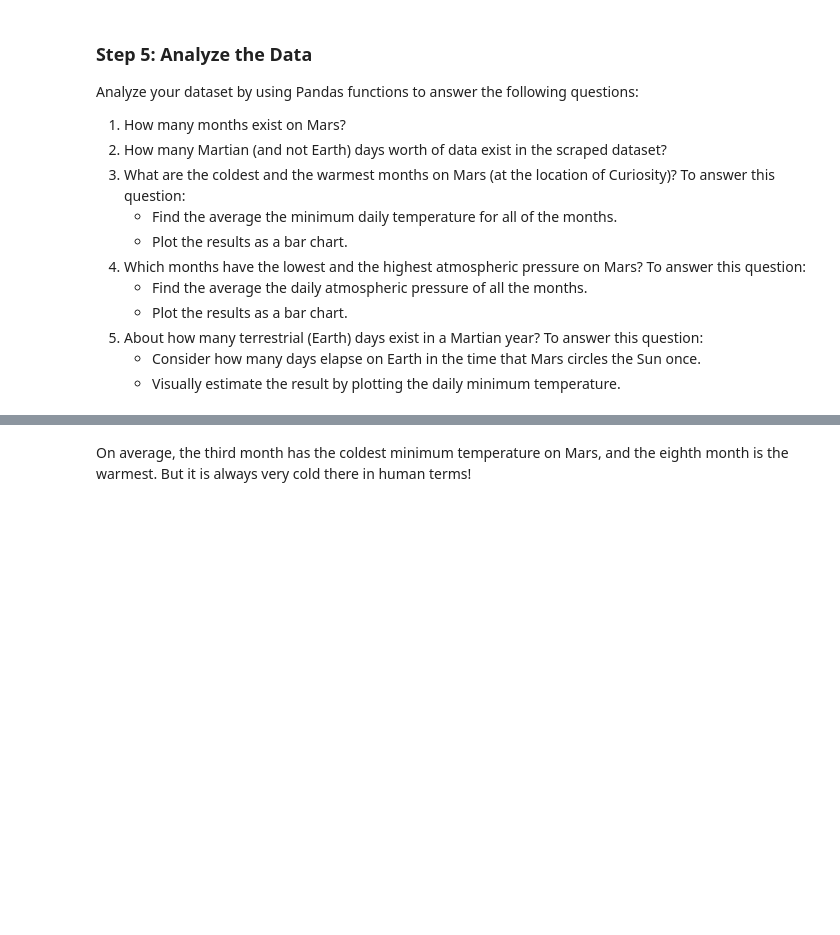
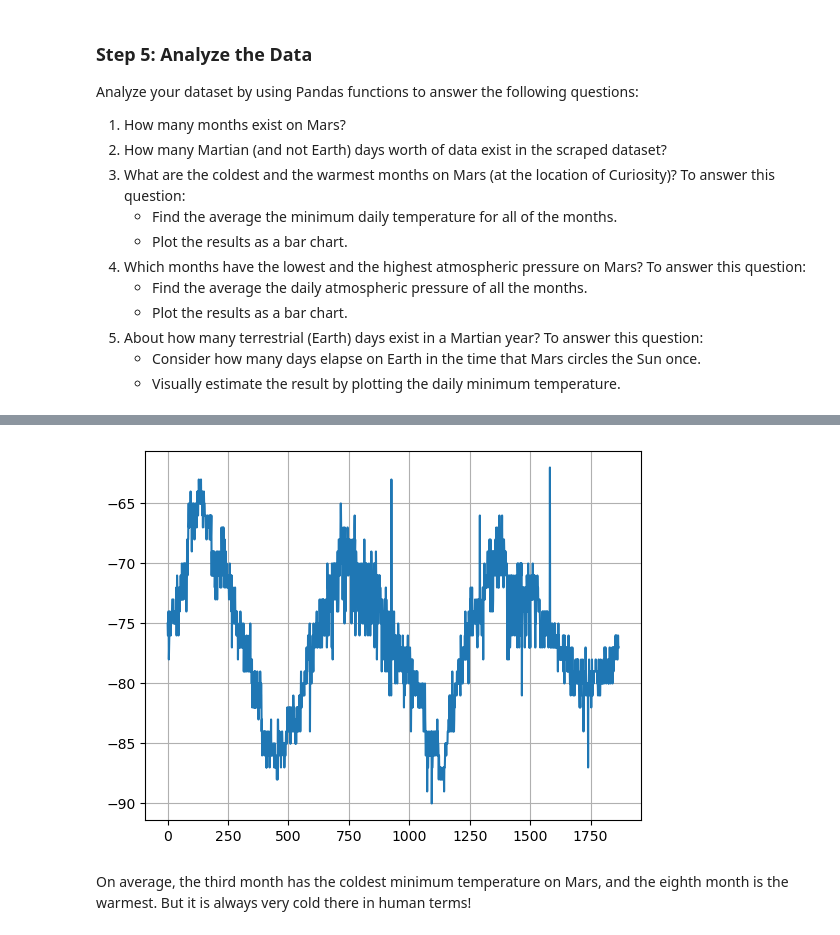
Before and after one commit to juansierra1182/web_scrapping_challenge, a Jupyter notebook: part_2_mars_weather.ipynb, the cells around one changed output, grey strips where cells are left out. Cells and saved outputs as stored; diff of their text form; code cells hidden in the pictures; blank space fills up the shorter version.

```diff
--- a/part_2_mars_weather.ipynb
+++ b/part_2_mars_weather.ipynb
@@ -167,5 +246,10 @@ Analyze your dataset by using Pandas functions to answer the following questions
 # %%
 # 5. How many terrestrial (earth) days are there in a Martian year?
+mars_temp_df["min_temp"].plot()
+plt.grid()
+plt.show()
+# %% [output]
+[figure, added]
 # %% [markdown]
 On average, the third month has the coldest minimum temperature on Mars, and the eighth month is the warmest. But it is always very cold there in human terms!
 # %% [markdown]
```
Also changed, not shown: parts of 14 cells of this notebook, 1 other file.
